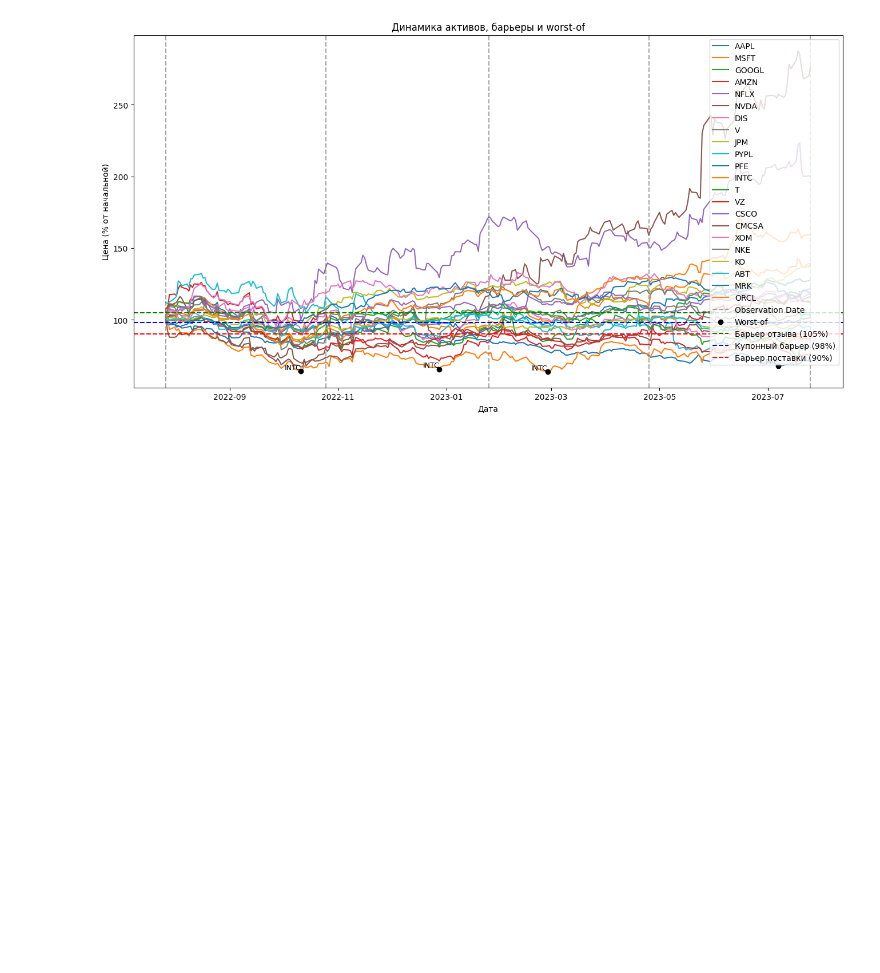
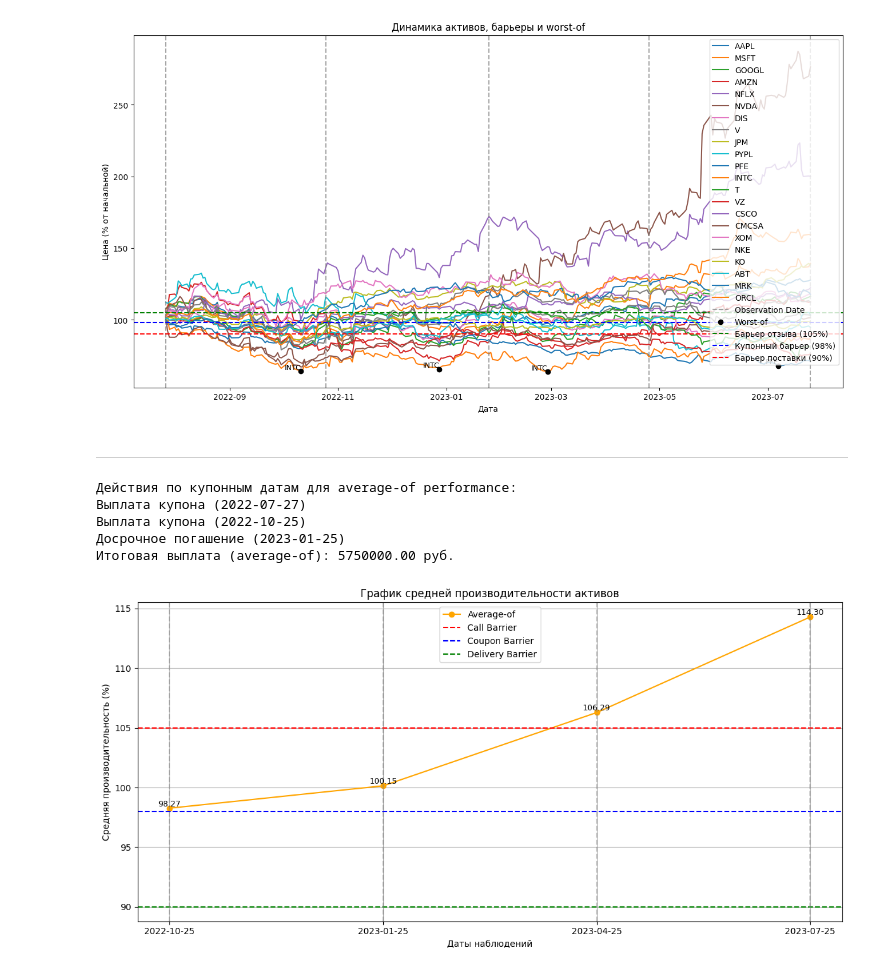
Before and after one commit to vADALVv/Hybrid_and_structural_financial_instruments, a Jupyter notebook: Lab_final_GSFP.ipynb, the cells around one changed output. Drawn from its saved outputs; the diff is of its cells as text; code cells hidden in the pictures; blank space fills up the shorter version.

```diff
--- a/Lab_final_GSFP.ipynb
+++ b/Lab_final_GSFP.ipynb
@@ -81,7 +81,36 @@ def calculate_payout(investment, worst_of, quarterly_coupon_rate, call_barrier,
 
     return total_payout, coupons, actions
 
+def calculate_payout_average(investment, average_of, quarterly_coupon_rate, call_barrier, coupon_barrier, delivery_barrier, observation_dates):
+    """Расчёт выплат и действий для average-of performance."""
+    coupons = []
+    total_payout = 0
+    redeemed = False
+    actions = []
 
+    for i, ao in enumerate(average_of):
+        if ao >= call_barrier:
+            total_payout = investment + investment * quarterly_coupon_rate * (i + 1)
+            coupons.append(quarterly_coupon_rate * (i + 1))
+            actions.append(f"Досрочное погашение ({observation_dates[i]})")
+            redeemed = True
+            break
+        elif ao >= coupon_barrier:
+            coupons.append(quarterly_coupon_rate)
+            actions.append(f"Выплата купона ({observation_dates[i]})")
+        else:
+            coupons.append(0)
+            actions.append(f"Купон не выплачен ({observation_dates[i]})")
+
+    if not redeemed:
+        if average_of[-1] >= delivery_barrier:
+            total_payout = investment + investment * sum(coupons)
+            actions.append(f"Погашение с выплатой номинала ({observation_dates[-1]})")
+        else:
+            total_payout = investment * average_of[-1]
+            actions.append(f"Погашение с эффектом поставки ({observation_dates[-1]})")
+
+    return total_payout, coupons, actions
 def plot_results(data, initial_prices, worst_of_prices, worst_assets, worst_of_dates, observation_dates, call_barrier, coupon_barrier, delivery_barrier):
     plt.figure(figsize=(16, 8))
 
@@ -167,3 +196,5 @@ plot_results(data, initial_prices, worst_of_prices, worst_assets, worst_of_dates
 Погашение с эффектом поставки (2023-07-25)
 Итоговая выплата: 3396749.45 руб.
 [figure]
+# %% [markdown]
+---
@@ -169,0 +272,21 @@ plot_results(data, initial_prices, worst_of_prices, worst_assets, worst_of_dates
+# %%
+average_of = calculate_average_of(data, initial_prices, observation_dates)
+
+total_payout_avg, coupons_avg, actions_avg = calculate_payout_average(
+    investment, average_of, quarterly_coupon_rate, call_barrier, coupon_barrier, delivery_barrier, observation_dates
+)
+
+print("\nДействия по купонным датам для average-of performance:")
+for action in actions_avg:
+    print(action)
+print(f"Итоговая выплата (average-of): {total_payout_avg:.2f} руб.")
+
+
+plot_performance_graph(observation_dates, average_of, call_barrier, coupon_barrier, delivery_barrier)
+# %% [output]
+Действия по купонным датам для average-of performance:
+Выплата купона (2022-07-27)
+Выплата купона (2022-10-25)
+Досрочное погашение (2023-01-25)
+Итоговая выплата (average-of): 5750000.00 руб.
+[figure, added]
```
Also changed, not shown: parts of 1 cell of this notebook.
